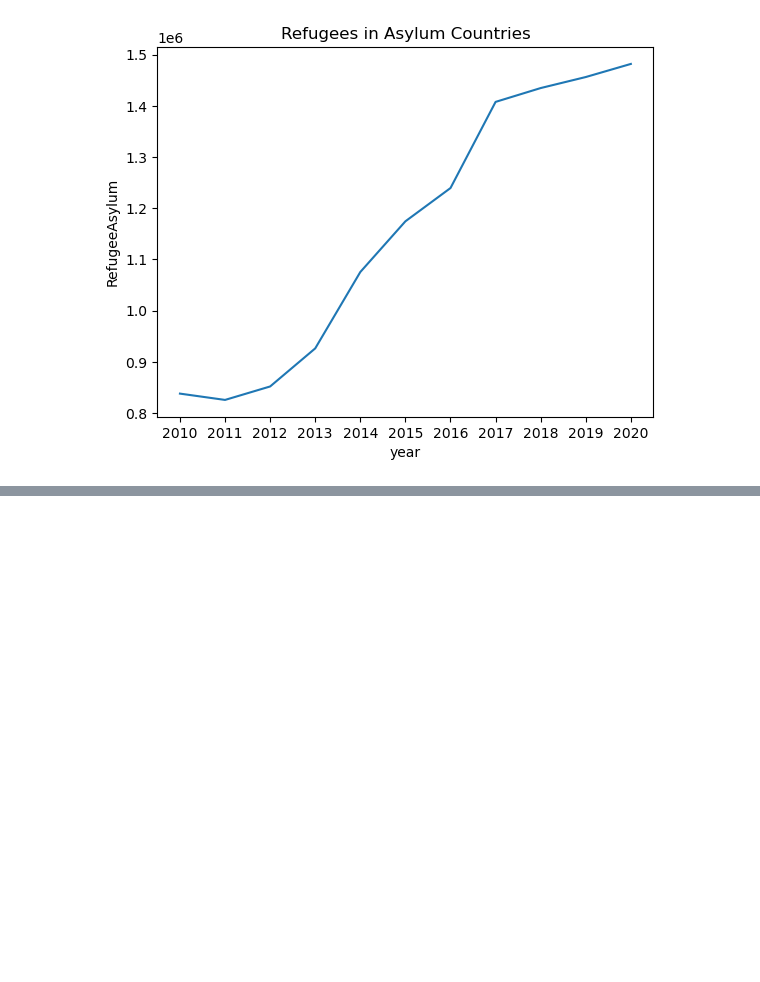
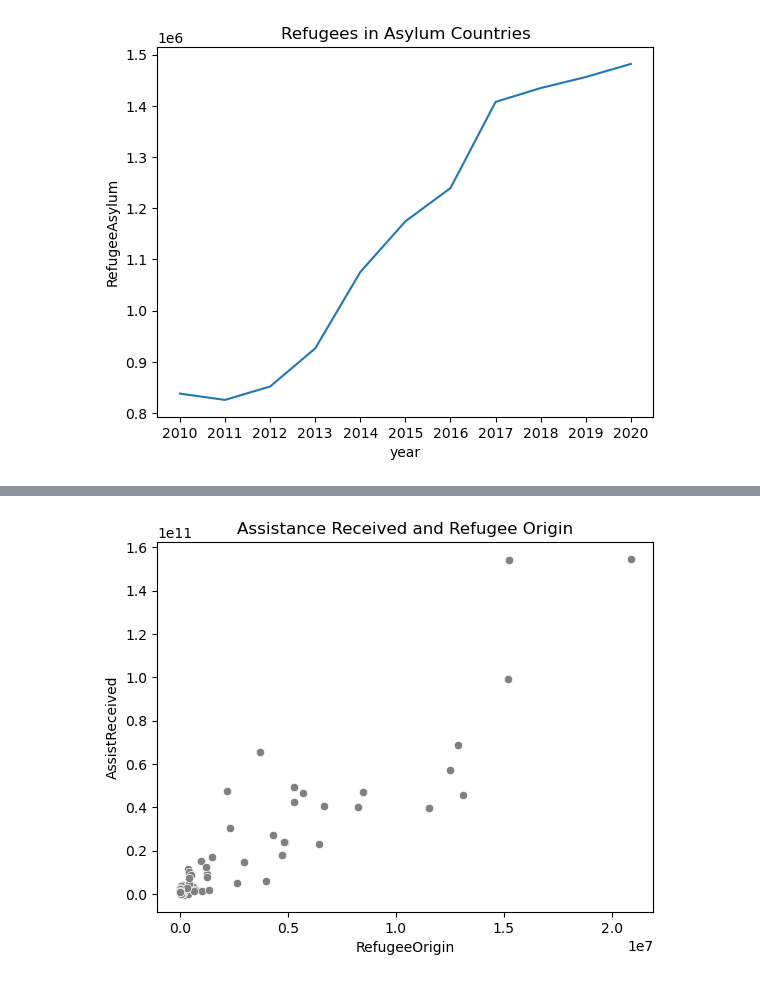
Before and after one commit to BenP33/World-Bank-Data-EDA, a Jupyter notebook: EDA.ipynb, the cells around one changed output, grey strips where cells are left out. Cells and saved outputs as stored; diff of their text form; code cells hidden in the pictures; blank space fills up the shorter version.

```diff
--- a/EDA.ipynb
+++ b/EDA.ipynb
@@ -261,3 +261,9 @@ dfRAYear = dfRAYear.reset_index()
 sns.lineplot(data = dfRAYear, x = 'year', y = 'RefugeeAsylum').set(title = "Refugees in Asylum Countries");
 # %% [output]
 [figure]
+# %%
+#Let's look at a scatterplot of aid received and refugee country of origin
+
+dfAidRef = pd.DataFrame(df.groupby('economy')[['RefugeeOrigin','AssistReceived']].mean())
+dfAidRef = dfAidRef.reset_index()
+dfAidRef.head()
@@ -263,0 +277,4 @@ sns.lineplot(data = dfRAYear, x = 'year', y = 'RefugeeAsylum').set(title = "Refu
+# %%
+sns.scatterplot(data = dfAidRef, x = 'RefugeeOrigin', y = 'AssistReceived', color = 'gray').set(title = "Assistance Received and Refugee Origin");
+# %% [output]
+[figure, added]
```
Also changed, not shown: parts of 10 cells of this notebook, 1 other file.
